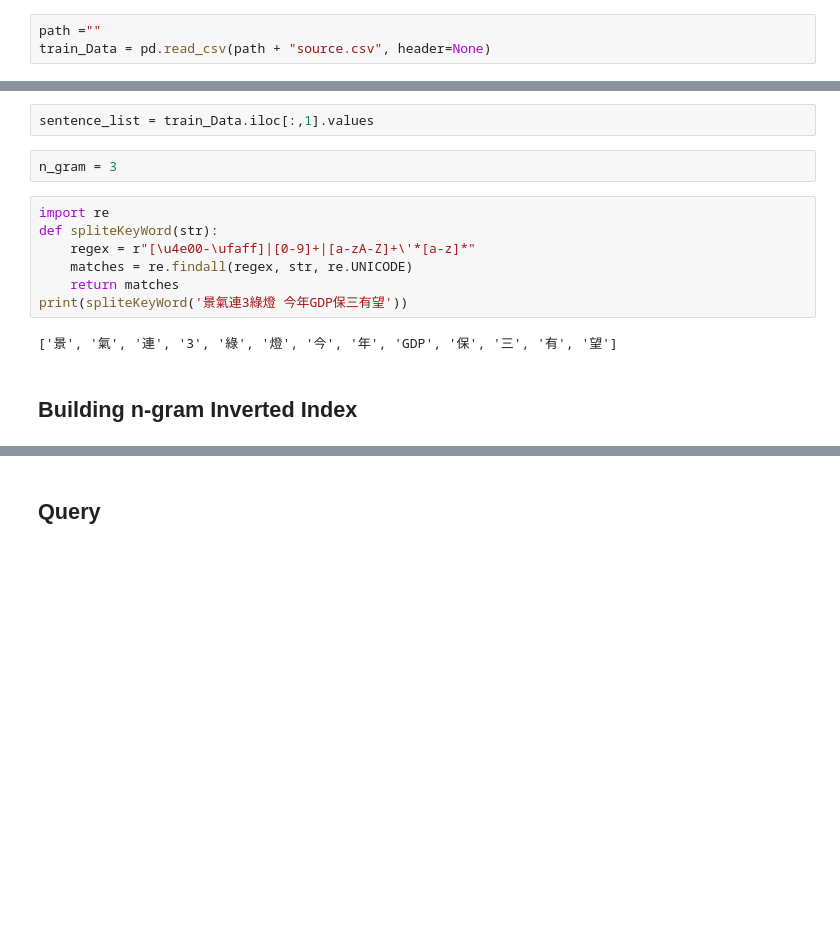
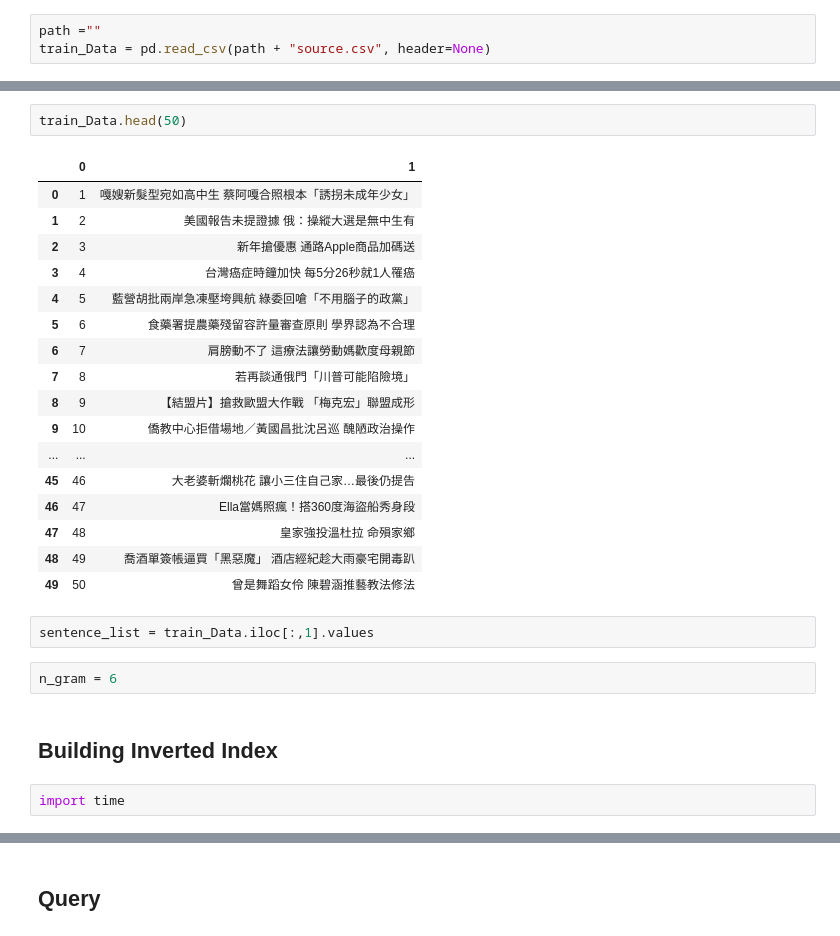
Before and after one commit to ss12f32v/DSAI, a Jupyter notebook: HW2/HW2.ipynb, the cells around one changed output, grey strips where cells are left out. Cells and saved outputs as stored; diff of their text form; blank space fills up the shorter version.

```diff
--- a/HW2/HW2.ipynb
+++ b/HW2/HW2.ipynb
@@ -8,15 +28,28 @@ train_Data = pd.read_csv(path + "source.csv", header=None)
+# %%
+train_Data.head(50)
+# %% [output]
+|  | 0 | 1 |
+| 0 | 1 | 嘎嫂新髮型宛如高中生 蔡阿嘎合照根本「誘拐未成年少女」 |
+| 1 | 2 | 美國報告未提證據 俄：操縱大選是無中生有 |
+| 2 | 3 | 新年搶優惠 通路Apple商品加碼送 |
+| 3 | 4 | 台灣癌症時鐘加快 每5分26秒就1人罹癌 |
+| 4 | 5 | 藍營胡批兩岸急凍壓垮興航 綠委回嗆「不用腦子的政黨」 |
+| 5 | 6 | 食藥署提農藥殘留容許量審查原則 學界認為不合理 |
+| 6 | 7 | 肩膀動不了 這療法讓勞動媽歡度母親節 |
+| 7 | 8 | 若再談通俄門「川普可能陷險境」 |
+| 8 | 9 | 【結盟片】搶救歐盟大作戰 「梅克宏」聯盟成形 |
+| 9 | 10 | 僑教中心拒借場地／黃國昌批沈呂巡 醜陋政治操作 |
+| ... | ... | ... |
+| 45 | 46 | 大老婆斬爛桃花 讓小三住自己家…最後仍提告 |
+| 46 | 47 | Ella當媽照瘋！搭360度海盜船秀身段 |
+| 47 | 48 | 皇家強投溫杜拉 命殞家鄉 |
+| 48 | 49 | 喬酒單簽帳逼買「黑惡魔」 酒店經紀趁大雨豪宅開毒趴 |
+| 49 | 50 | 曾是舞蹈女伶 陳碧涵推藝教法修法 |
 # %%
 sentence_list = train_Data.iloc[:,1].values
 # %%
-n_gram = 3
+n_gram = 6
-# %%
-import re
-def spliteKeyWord(str):
-    regex = r"[\u4e00-\ufaff]|[0-9]+|[a-zA-Z]+\'*[a-z]*"
-    matches = re.findall(regex, str, re.UNICODE)
-    return matches
-print(spliteKeyWord('景氣連3綠燈 今年GDP保三有望'))
-# %% [output]
-['景', '氣', '連', '3', '綠', '燈', '今', '年', 'GDP', '保', '三', '有', '望']
 # %% [markdown]
-## Building  n-gram Inverted Index
+## Building Inverted Index
+# %%
+import time
```
Also changed, not shown: parts of 30 cells of this notebook.
